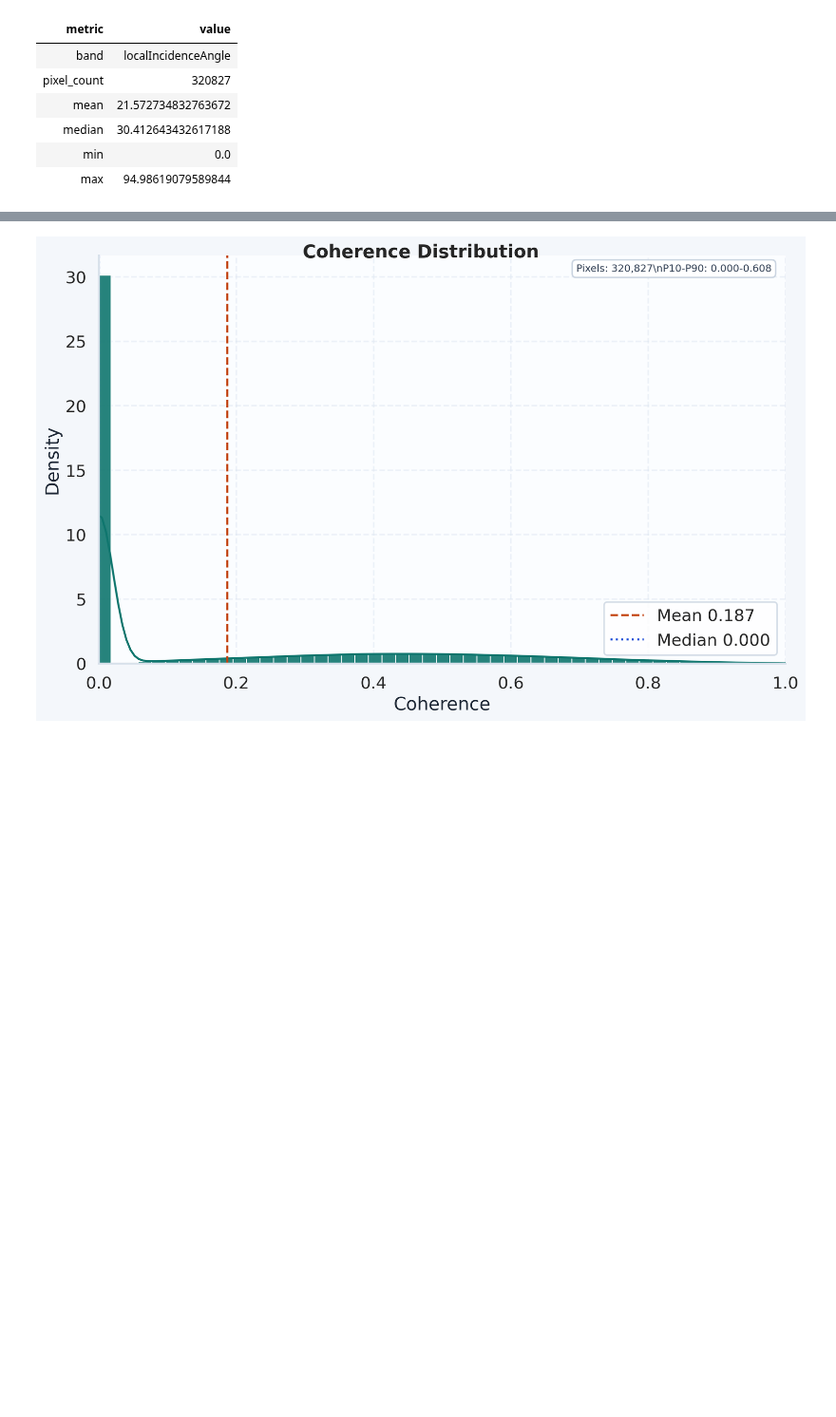
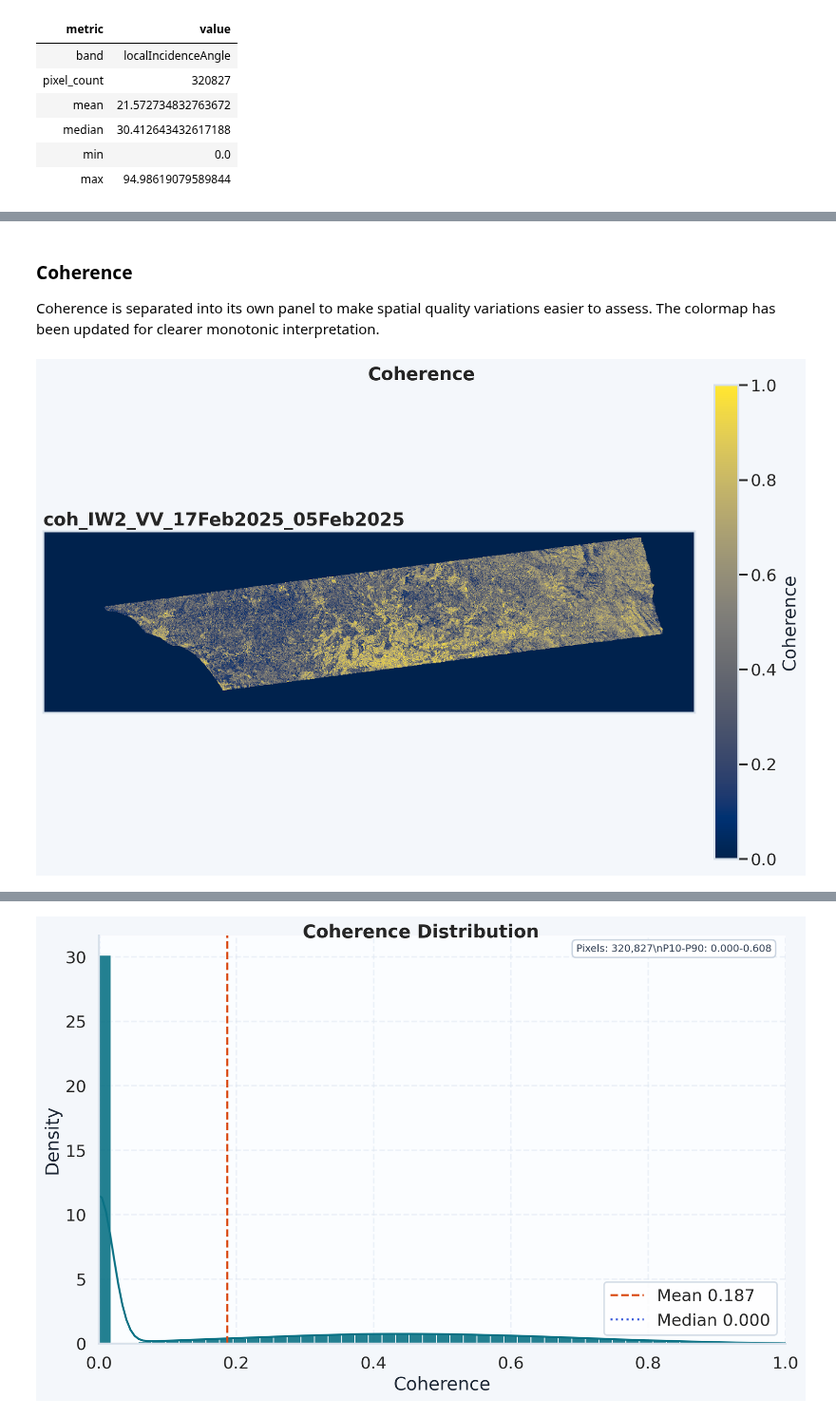
Before and after one commit to ESA-PhiLab/sarpyx, a Jupyter notebook: notebooks/snapflow_v2.ipynb, the cells around one changed output, grey strips where cells are left out. Shown at 95% size. Cells and saved outputs as stored; diff of their text form; code cells hidden in the pictures; blank space fills up the shorter version.

```diff
--- a/notebooks/snapflow_v2.ipynb
+++ b/notebooks/snapflow_v2.ipynb
@@ -774,3 +737,26 @@ plt.show()
+# %% [markdown]
+### Coherence
+
+Coherence is separated into its own panel to make spatial quality variations easier to assess. The colormap has been updated for clearer monotonic interpretation.
+# %%
+fig, ax = plt.subplots(figsize=(10.6, 6.9), dpi=220, constrained_layout=True)
+fig.set_facecolor("#f4f7fb")
+fig.suptitle("Coherence", fontsize=18, fontweight="bold", y=1.02)
+
+if coherence_data is not None:
+    im = ax.imshow(coherence_data, cmap="cividis", vmin=0.0, vmax=1.0, interpolation="nearest")
+    ax.set_title(coherence_band.stem, loc="left")
+    cbar = fig.colorbar(im, ax=ax, fraction=0.046, pad=0.03)
+    cbar.set_label("Coherence")
+    ax.set_xticks([])
+    ax.set_yticks([])
+    ax.grid(False)
+else:
+    mark_empty(ax, "Coherence band not available")
+
+plt.show()
+# %% [output]
+[figure, added]
 # %% [markdown]
 ### Terrain Support Raster
 
```
Also changed, not shown: parts of 18 cells of this notebook.
